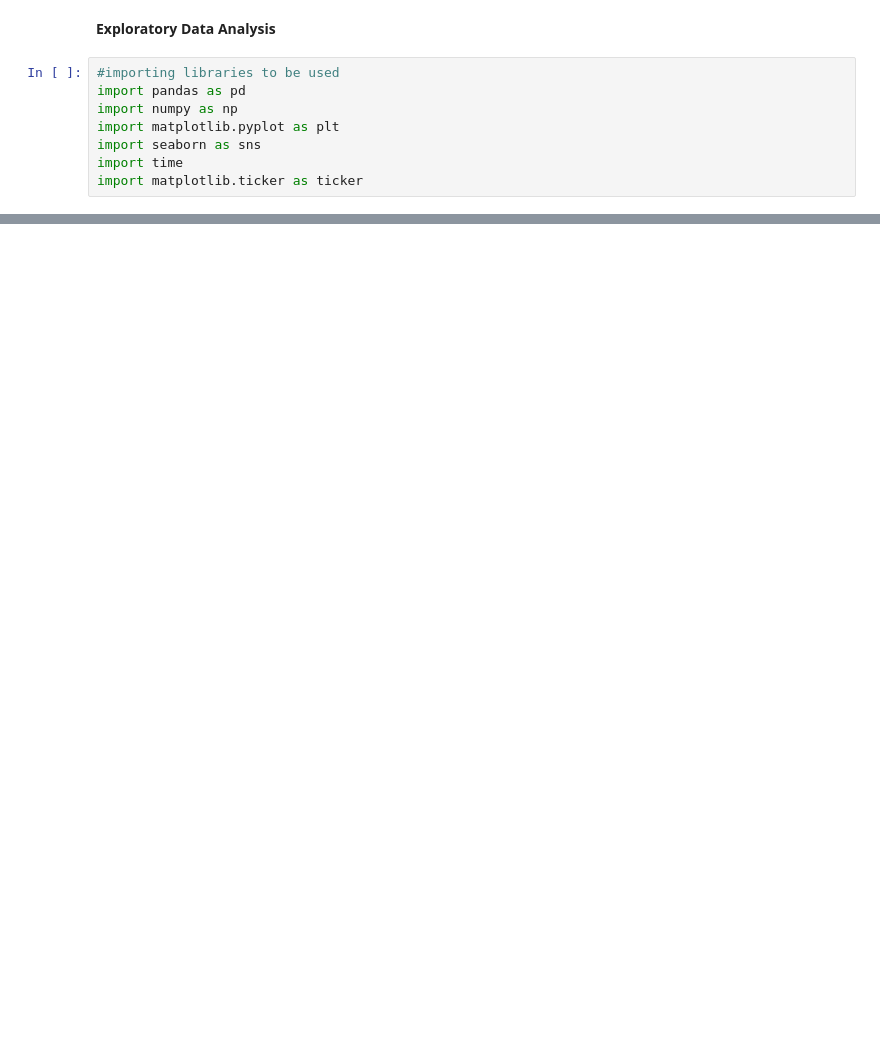
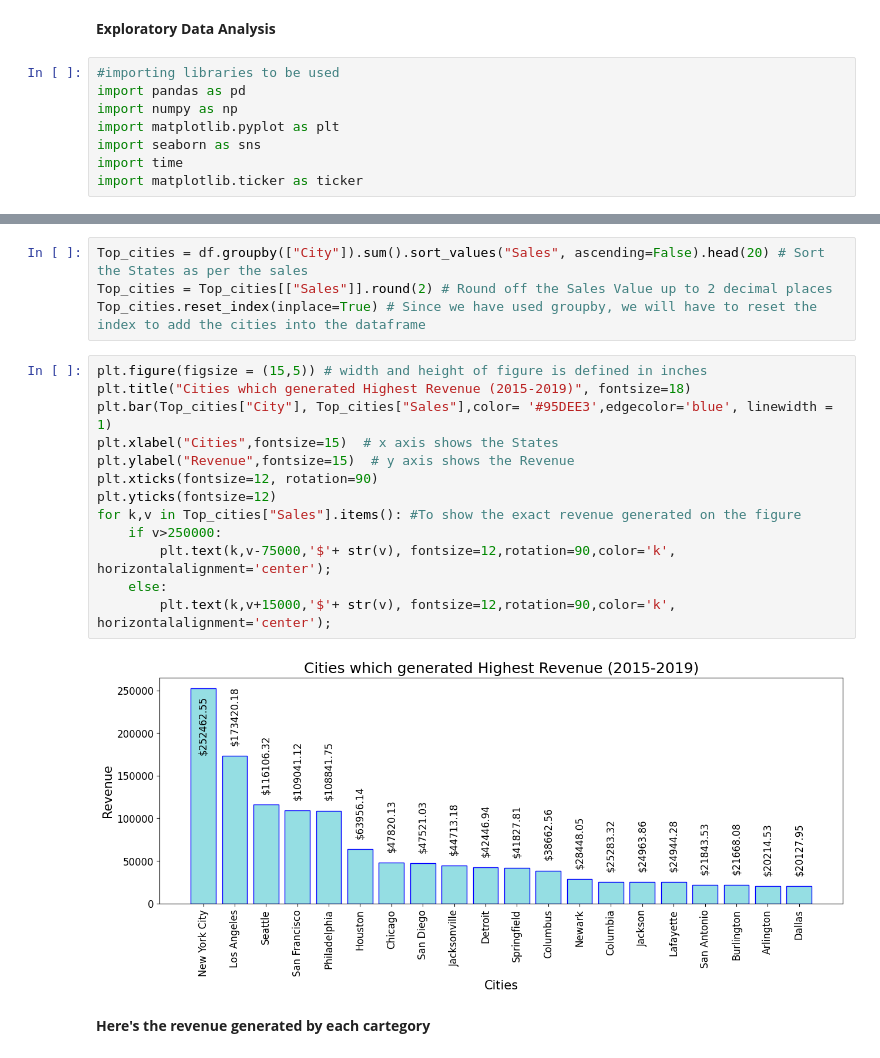
Before and after one commit to OlaiyaO/sales_forecasting, a Jupyter notebook: sales-forecasting.ipynb, the cells around one changed output, grey strips where cells are left out. Drawn from its saved outputs; the diff is of its cells as text; blank space fills up the shorter version.

```diff
--- a/sales-forecasting.ipynb
+++ b/sales-forecasting.ipynb
@@ -10,0 +118,21 @@ import matplotlib.ticker as ticker
+# %%
+Top_cities = df.groupby(["City"]).sum().sort_values("Sales", ascending=False).head(20) # Sort the States as per the sales
+Top_cities = Top_cities[["Sales"]].round(2) # Round off the Sales Value up to 2 decimal places
+Top_cities.reset_index(inplace=True) # Since we have used groupby, we will have to reset the index to add the cities into the dataframe
+# %%
+plt.figure(figsize = (15,5)) # width and height of figure is defined in inches
+plt.title("Cities which generated Highest Revenue (2015-2019)", fontsize=18)
+plt.bar(Top_cities["City"], Top_cities["Sales"],color= '#95DEE3',edgecolor='blue', linewidth = 1)
+plt.xlabel("Cities",fontsize=15)  # x axis shows the States
+plt.ylabel("Revenue",fontsize=15)  # y axis shows the Revenue
+plt.xticks(fontsize=12, rotation=90)
+plt.yticks(fontsize=12)
+for k,v in Top_cities["Sales"].items(): #To show the exact revenue generated on the figure
+    if v>250000:
+        plt.text(k,v-75000,'$'+ str(v), fontsize=12,rotation=90,color='k', horizontalalignment='center');
+    else:
+        plt.text(k,v+15000,'$'+ str(v), fontsize=12,rotation=90,color='k', horizontalalignment='center');
+# %% [output]
+[figure, added]
+# %% [markdown]
+**Here's the revenue generated by each cartegory**
```
Also changed, not shown: parts of 45 cells of this notebook.
